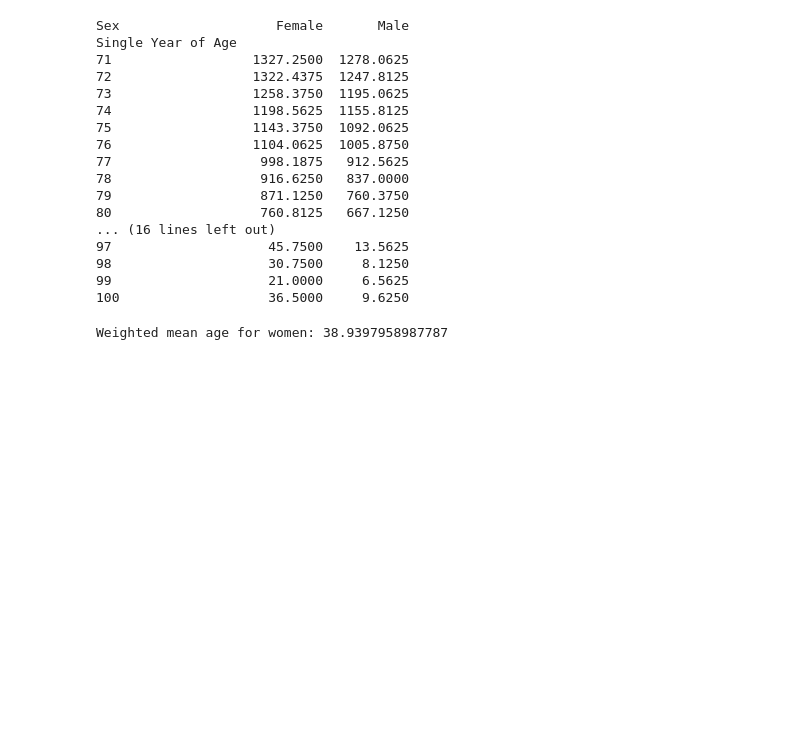
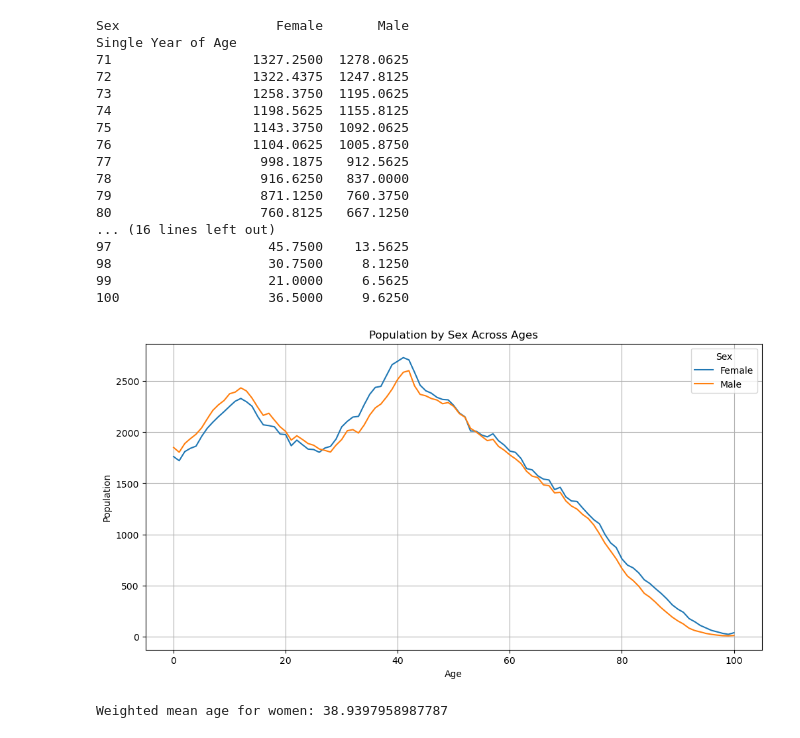
Before and after one commit to Glogover/programming-for-data-analytics, a Jupyter notebook: assignments/assignment05-population.ipynb, the cells around one changed output. Cells and saved outputs as stored; diff of their text form; code cells hidden in the pictures; blank space fills up the shorter version.

```diff
--- a/assignments/assignment05-population.ipynb
+++ b/assignments/assignment05-population.ipynb
@@ -125,4 +131,14 @@ Single Year of Age
 98                    30.7500     8.1250
 99                    21.0000     6.5625
 100                   36.5000     9.6250
+# %%
+df_analysis.plot(kind="line", figsize=(12,6))
+
+plt.title("Population by Sex Across Ages")
+plt.xlabel("Age")
+plt.ylabel("Population")
+plt.grid(True)
+plt.show()
+# %% [output]
+[figure, added]
 # %%
```
Also changed, not shown: parts of 14 cells of this notebook, 1 other file.
